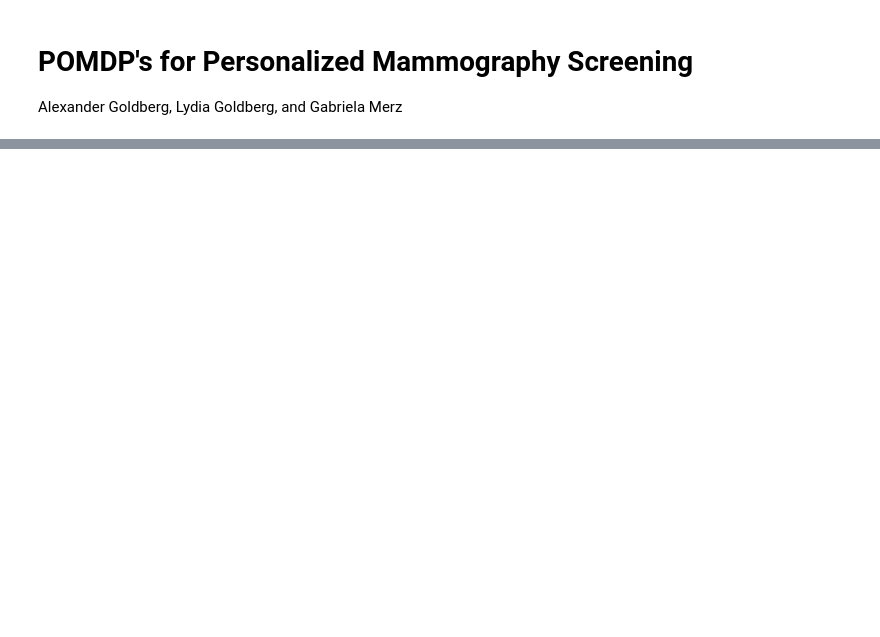
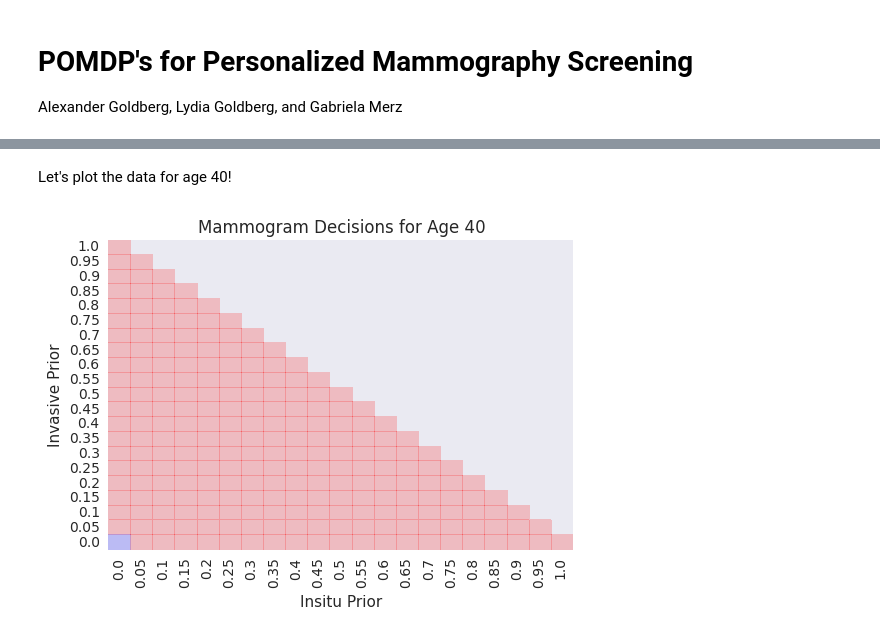
Before and after one commit to gcmerz/pomdp, a Jupyter notebook: POMDP's for Personalized Mammography Screening.ipynb, the cells around one changed output, grey strips where cells are left out. Drawn from its saved outputs; the diff is of its cells as text; code cells hidden in the pictures; blank space fills up the shorter version.

```diff
--- a/POMDP's for Personalized Mammography Screening.ipynb
+++ b/POMDP's for Personalized Mammography Screening.ipynb
@@ -61,0 +25,2 @@ In the file model.py you will find our implementation of the model! We have impl
+# %%
+NUM_VECTORS = 80
@@ -61,0 +29,2 @@ In the file model.py you will find our implementation of the model! We have impl
+# %%
+cancerPOMDP = MonahanSolve()
@@ -61,0 +93,2 @@ In the file model.py you will find our implementation of the model! We have impl
+# %%
+df = genDF(cancerPOMDP)
@@ -61,0 +133,20 @@ In the file model.py you will find our implementation of the model! We have impl
+# %%
+def plotAge(df, age):
+    '''
+        function that plots a heatmap
+        of insitu prior vs. invasive prior
+        blue squares indicate you opt to wait,
+        red square indicate you should recieve
+        a mammogram
+    '''
+    new_df = df[df['Age'] == age]
+    new_df = new_df.pivot("Invasive Prior", "Insitu Prior", "Decision")
+    ax = sns.heatmap(new_df, cmap=ListedColormap(['blue', 'red']), alpha = .2, cbar = False)
+    ax.set_title('Mammogram Decisions for Age %s' % age)
+    ax.invert_yaxis()
+# %% [markdown]
+Let's plot the data for age 40!
+# %%
+plotAge(df, 40)
+# %% [output]
+[figure, added]
```
Also changed, not shown: parts of 33 cells of this notebook, 3 other files.
